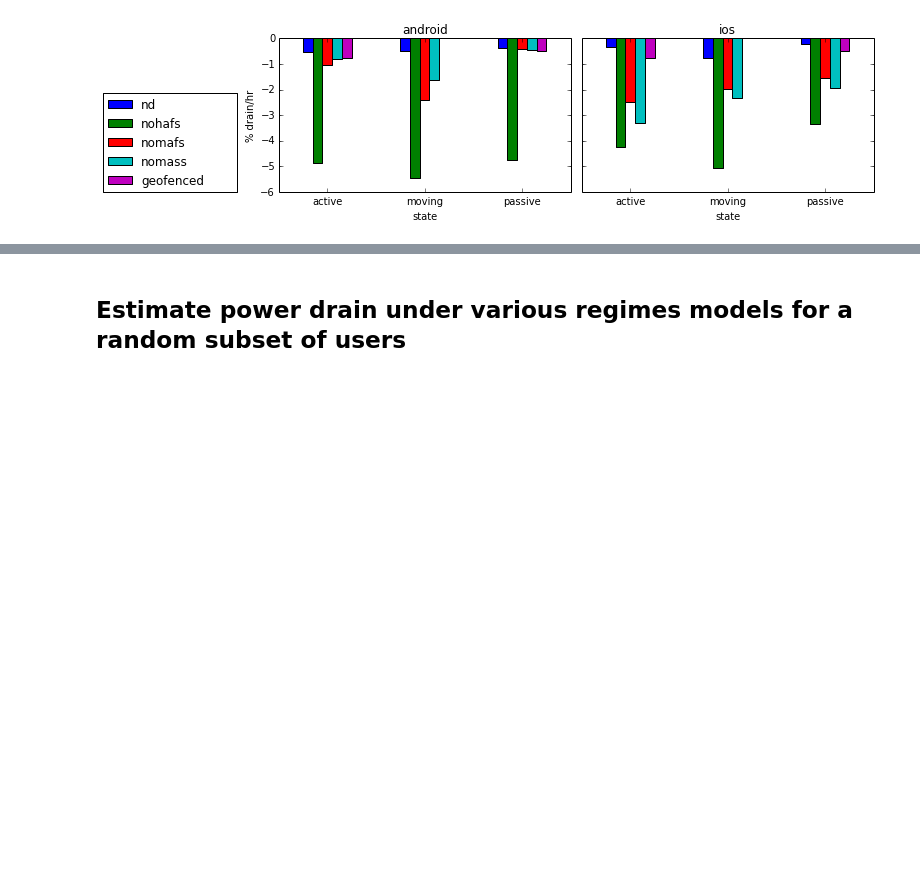
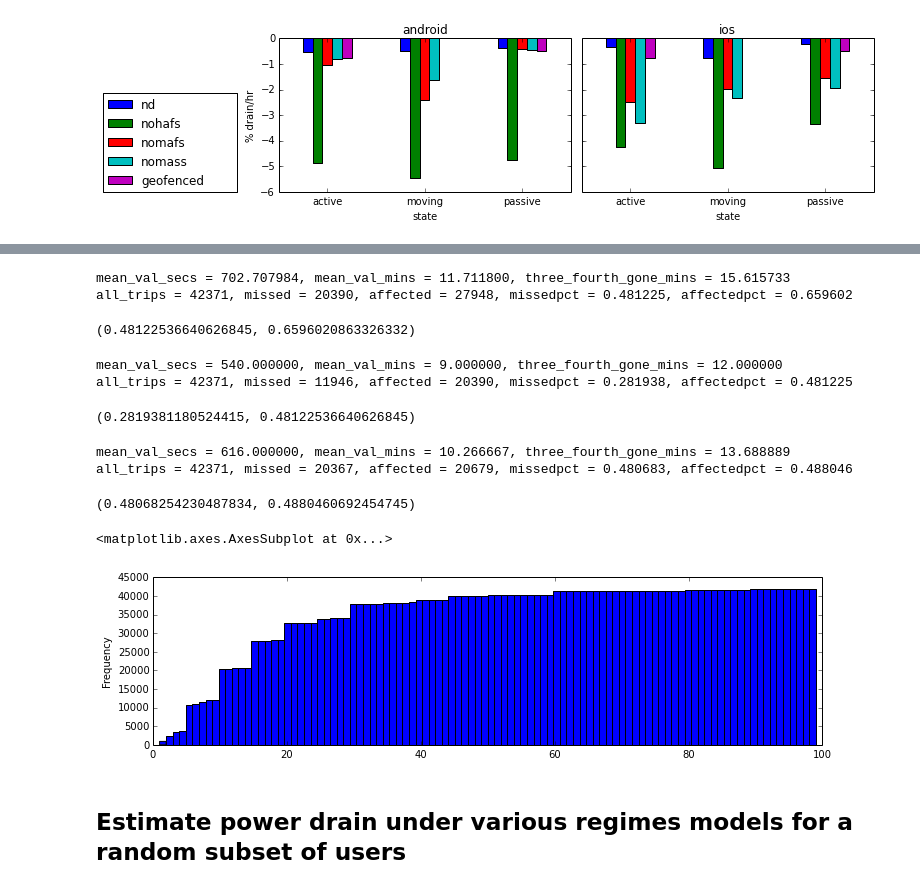
Before and after one commit to yw374cornell/data-collection-eval, a Jupyter notebook: analysis_dec_2015/paper_graphs/atus-model-application.ipynb, the cells around one changed output, grey strips where cells are left out. Cells and saved outputs as stored; diff of their text form; code cells hidden in the pictures; blank space fills up the shorter version.

```diff
--- a/analysis_dec_2015/paper_graphs/atus-model-application.ipynb
+++ b/analysis_dec_2015/paper_graphs/atus-model-application.ipynb
@@ -107,3 +125,26 @@ fig.tight_layout()
+# %%
+get_affected_pct(ios_exit_model[ios_exit_model.regime=="hafs"].trip_start_to_first_point.iloc[0])
+# %% [output]
+mean_val_secs = 702.707984, mean_val_mins = 11.711800, three_fourth_gone_mins = 15.615733
+all_trips = 42371, missed = 20390, affected = 27948, missedpct = 0.481225, affectedpct = 0.659602
+(0.48122536640626845, 0.6596020863326332)
+# %%
+get_affected_pct(9 * 60)
+# %% [output]
+mean_val_secs = 540.000000, mean_val_mins = 9.000000, three_fourth_gone_mins = 12.000000
+all_trips = 42371, missed = 11946, affected = 20390, missedpct = 0.281938, affectedpct = 0.481225
+(0.2819381180524415, 0.48122536640626845)
+# %%
+get_affected_pct(android_exit_model[android_exit_model.regime=="hafs"].trip_start_to_first_point.iloc[0])
+# %% [output]
+mean_val_secs = 616.000000, mean_val_mins = 10.266667, three_fourth_gone_mins = 13.688889
+all_trips = 42371, missed = 20367, affected = 20679, missedpct = 0.480683, affectedpct = 0.488046
+(0.48068254230487834, 0.4880460692454745)
+# %%
+atus_data_df[(atus_data_df.TUTIER1CODE == 18) & (atus_data_df.TUACTDUR < 100)].TUACTDUR.plot(kind='hist', bins = 100, cumulative=True, figsize=(12,3))
+# %% [output]
+<matplotlib.axes.AxesSubplot at 0x...>
+[figure, added]
 # %% [markdown]
 ## Estimate power drain under various regimes models for a random subset of users
 # %%
```
Also changed, not shown: parts of 6 cells of this notebook, 6 other files.
